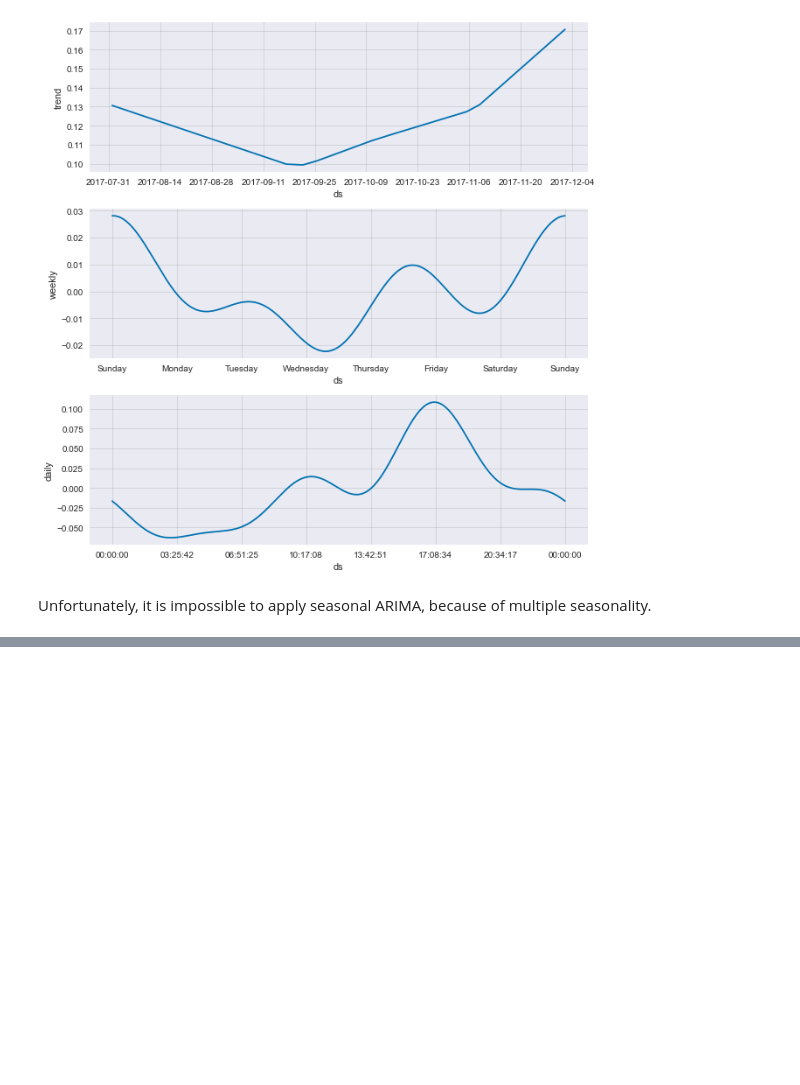
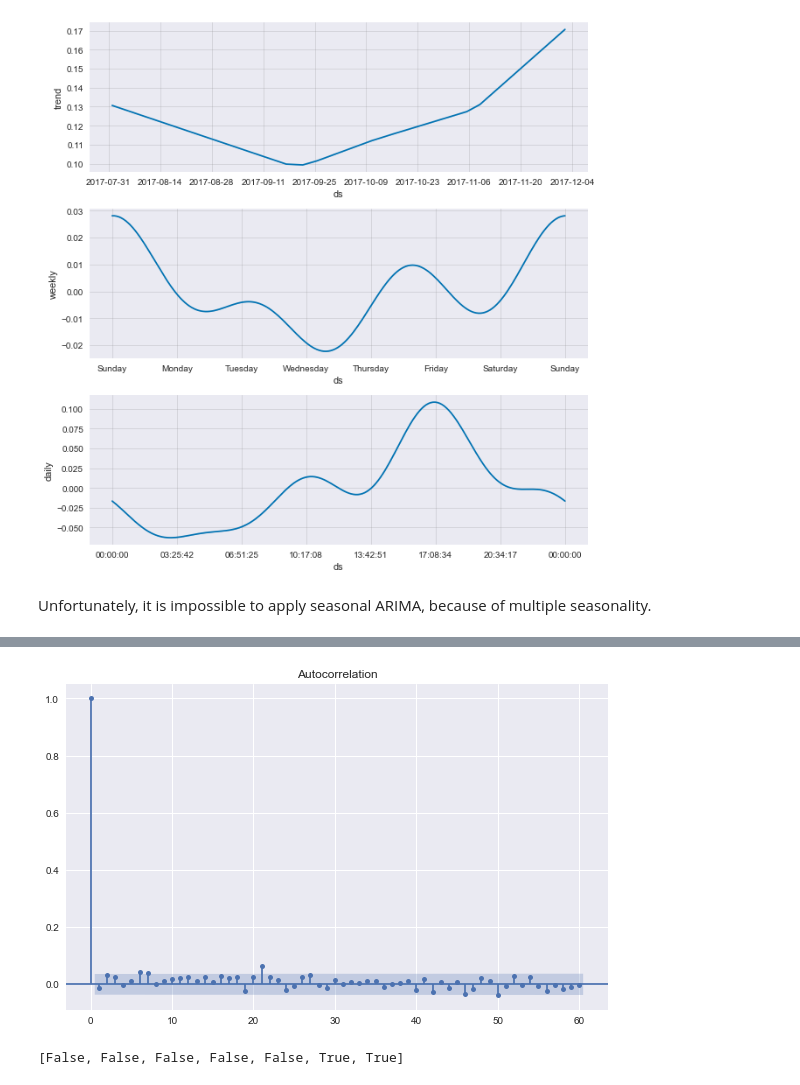
Before and after one commit to edxu96/elec_consumption, a Jupyter notebook: 01_forecast.ipynb, the cells around one changed output, grey strips where cells are left out. Cells and saved outputs as stored; diff of their text form; code cells hidden in the pictures; blank space fills up the shorter version.

```diff
--- a/01_forecast.ipynb
+++ b/01_forecast.ipynb
@@ -276,0 +339,19 @@ Unfortunately, it is impossible to apply seasonal ARIMA, because of multiple sea
+# %%
+#hide
+fit = ARIMA(
+    endog=data['zeroHourFbResid']['resid'].fillna(0), order=(1, 0, 0),
+    freq='H', seasonal_order=(1, 0, 1, 24),
+).fit()
+# %%
+#hide_input
+plot_acf(fit.resid, lags=60);
+# %% [output]
+[figure, added]
+# %%
+#hide_input
+[
+    pvalue < 0.05
+    for pvalue in sms.acorr_ljungbox(fit.resid, lags=[1, 2, 3, 4, 5, 24, 168])[1].tolist()
+]
+# %% [output]
+[False, False, False, False, False, True, True]
```
Also changed, not shown: parts of 18 cells of this notebook, 1 other file.
